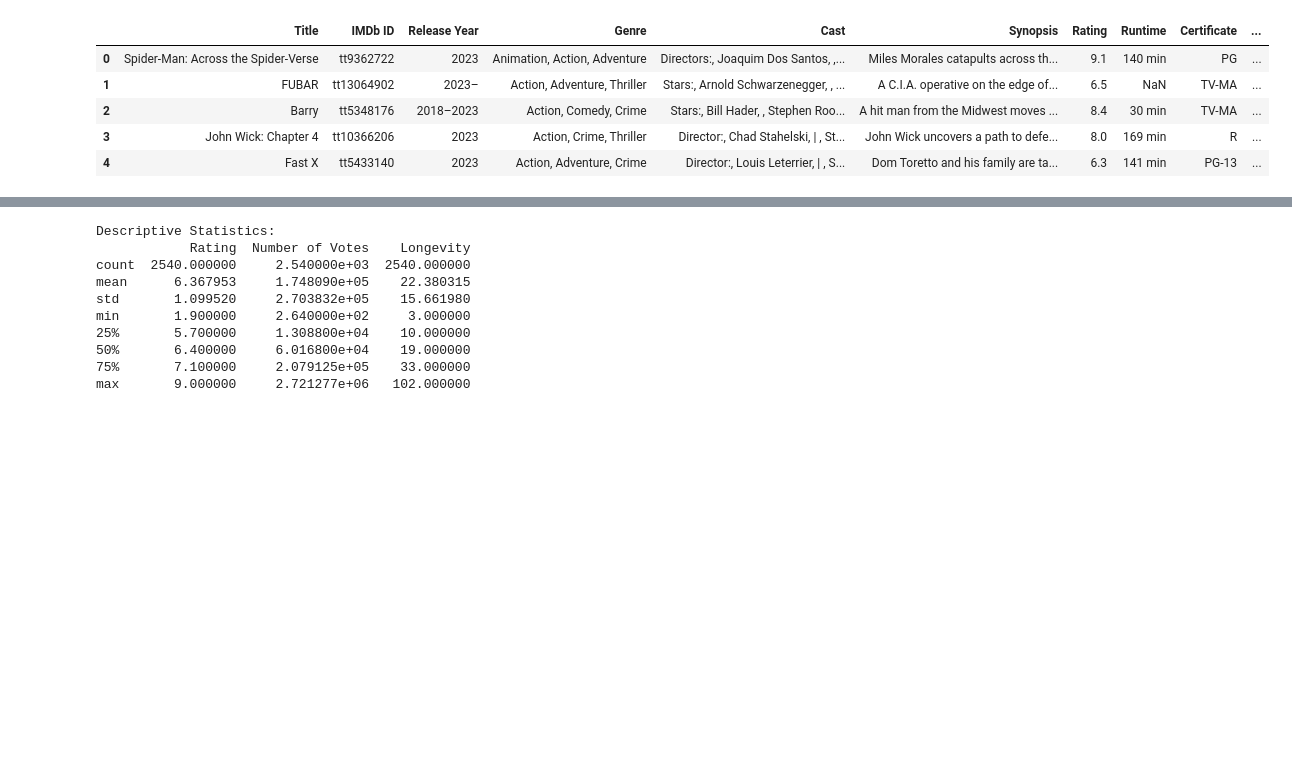
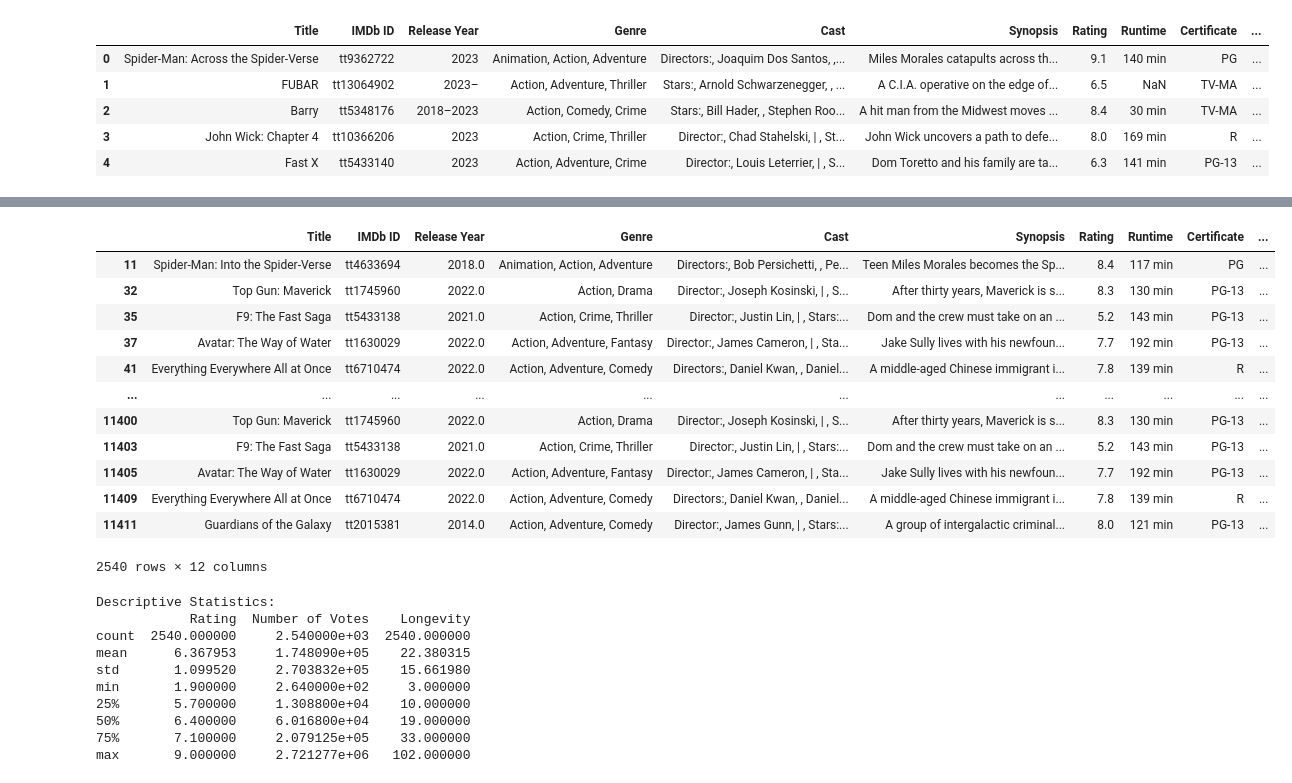
Before and after one commit to devindenoyer/Final-Project, a Jupyter notebook: Final_Project.ipynb, the cells around one changed output, grey strips where cells are left out. Saved outputs shown, nothing was run; the diff lists cells and outputs as text; code cells hidden in the pictures; blank space fills up the shorter version.

```diff
--- a/Final_Project.ipynb
+++ b/Final_Project.ipynb
@@ -43,5 +59,20 @@ df = df.dropna()
 # %%
 df['Longevity'] = 2025 - df['Release Year']
+df
+# %% [output]
+|  | Title | IMDb ID | Release Year | Genre | Cast | Synopsis | Rating | Runtime | Certificate | ... |
+| 11 | Spider-Man: Into the Spider-Verse | tt4633694 | 2018.0 | Animation, Action, Adventure | Directors:, Bob Persichetti, , Pe... | Teen Miles Morales becomes the Sp... | 8.4 | 117 min | PG | ... |
+| 32 | Top Gun: Maverick | tt1745960 | 2022.0 | Action, Drama | Director:, Joseph Kosinski, | , S... | After thirty years, Maverick is s... | 8.3 | 130 min | PG-13 | ... |
+| 35 | F9: The Fast Saga | tt5433138 | 2021.0 | Action, Crime, Thriller | Director:, Justin Lin, | , Stars:... | Dom and the crew must take on an ... | 5.2 | 143 min | PG-13 | ... |
+| 37 | Avatar: The Way of Water | tt1630029 | 2022.0 | Action, Adventure, Fantasy | Director:, James Cameron, | , Sta... | Jake Sully lives with his newfoun... | 7.7 | 192 min | PG-13 | ... |
+| 41 | Everything Everywhere All at Once | tt6710474 | 2022.0 | Action, Adventure, Comedy | Directors:, Daniel Kwan, , Daniel... | A middle-aged Chinese immigrant i... | 7.8 | 139 min | R | ... |
+| ... | ... | ... | ... | ... | ... | ... | ... | ... | ... | ... |
+| 11400 | Top Gun: Maverick | tt1745960 | 2022.0 | Action, Drama | Director:, Joseph Kosinski, | , S... | After thirty years, Maverick is s... | 8.3 | 130 min | PG-13 | ... |
+| 11403 | F9: The Fast Saga | tt5433138 | 2021.0 | Action, Crime, Thriller | Director:, Justin Lin, | , Stars:... | Dom and the crew must take on an ... | 5.2 | 143 min | PG-13 | ... |
+| 11405 | Avatar: The Way of Water | tt1630029 | 2022.0 | Action, Adventure, Fantasy | Director:, James Cameron, | , Sta... | Jake Sully lives with his newfoun... | 7.7 | 192 min | PG-13 | ... |
+| 11409 | Everything Everywhere All at Once | tt6710474 | 2022.0 | Action, Adventure, Comedy | Directors:, Daniel Kwan, , Daniel... | A middle-aged Chinese immigrant i... | 7.8 | 139 min | R | ... |
+| 11411 | Guardians of the Galaxy | tt2015381 | 2014.0 | Action, Adventure, Comedy | Director:, James Gunn, | , Stars:... | A group of intergalactic criminal... | 8.0 | 121 min | PG-13 | ... |
+2540 rows × 12 columns
 # %%
 df = df[df['Longevity'] > 0]
 # %%
```
Also changed, not shown: parts of 7 cells of this notebook.
